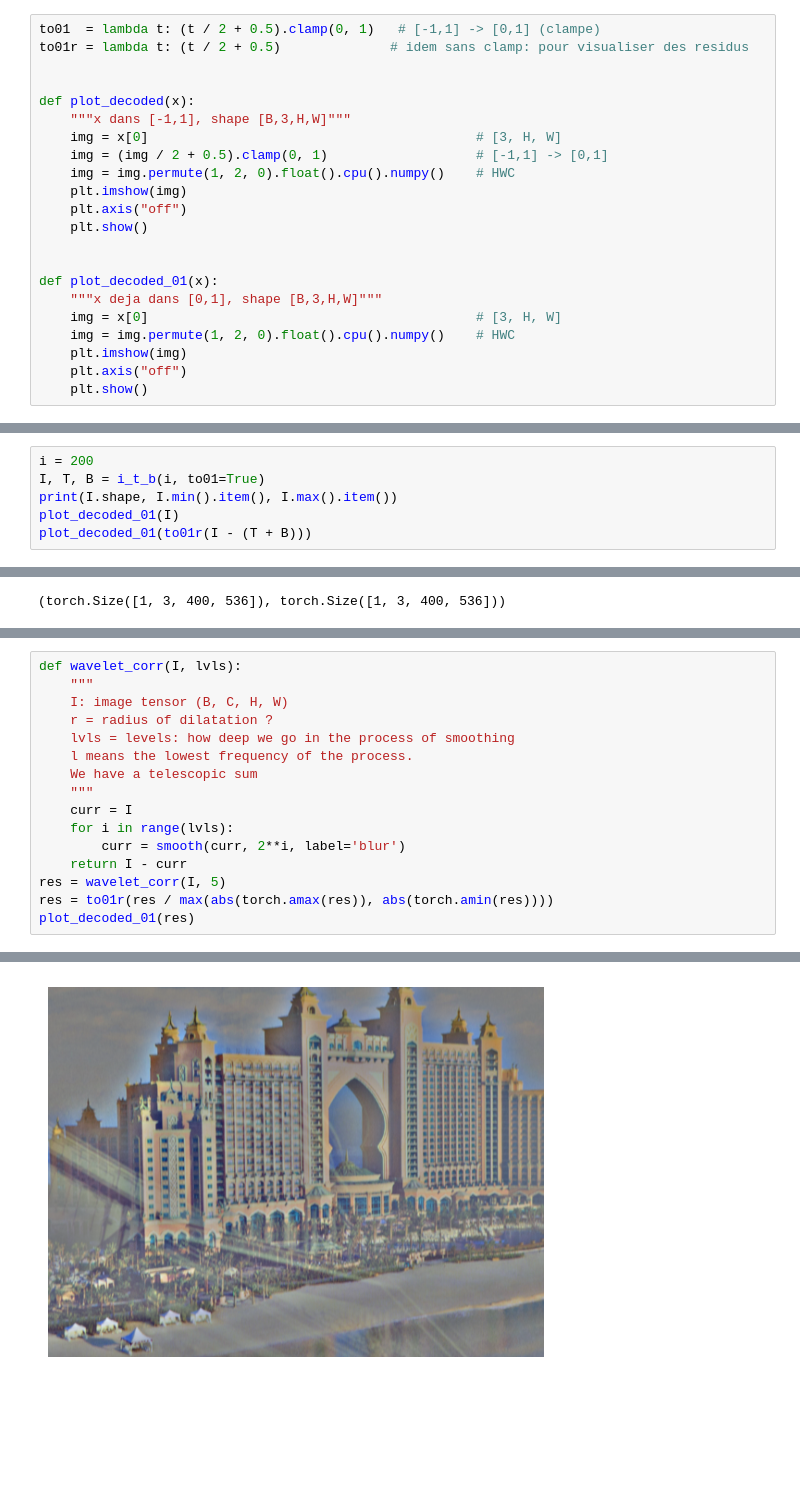
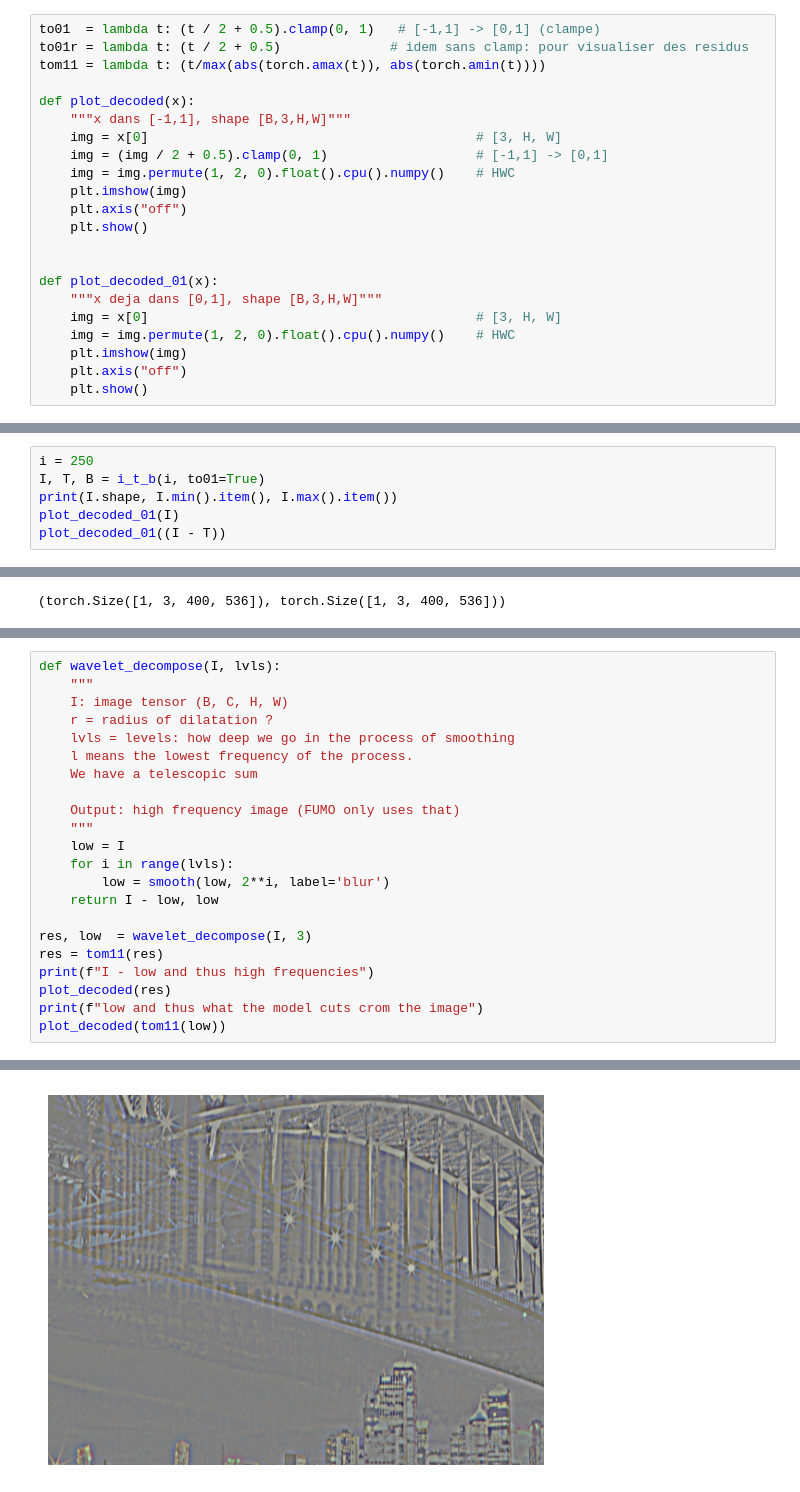
Before and after one commit to TheTrigun99/ProjectsDL, a Jupyter notebook: codingpapers/fumo.ipynb, the cells around one changed output, grey strips where cells are left out. Cells and saved outputs as stored; diff of their text form; blank space fills up the shorter version.

Commit message:
finished fumo

```diff
--- a/codingpapers/fumo.ipynb
+++ b/codingpapers/fumo.ipynb
@@ -133,7 +133,7 @@ cuda 84046115
 # %%
 to01  = lambda t: (t / 2 + 0.5).clamp(0, 1)   # [-1,1] -> [0,1] (clampe)
 to01r = lambda t: (t / 2 + 0.5)              # idem sans clamp: pour visualiser des residus
-
+tom11 = lambda t: (t/max(abs(torch.amax(t)), abs(torch.amin(t))))
 
 def plot_decoded(x):
     """x dans [-1,1], shape [B,3,H,W]"""
@@ -252,9 +252,9 @@ def gradient_dir(grad_x, grad_y):
 # %% [markdown]
 ## 4. Sanity check
 # %%
-i = 200
+i = 250
 I, T, B = i_t_b(i, to01=True)
 print(I.shape, I.min().item(), I.max().item())
 plot_decoded_01(I)
-plot_decoded_01(to01r(I - (T + B)))
+plot_decoded_01((I - T))
 # %% [output]
@@ -309,17 +308,23 @@ torch.cuda
 # %%
-def wavelet_corr(I, lvls):
+def wavelet_decompose(I, lvls):
     """
     I: image tensor (B, C, H, W)
     r = radius of dilatation ?
     lvls = levels: how deep we go in the process of smoothing
     l means the lowest frequency of the process.
     We have a telescopic sum
+
+    Output: high frequency image (FUMO only uses that)
     """
-    curr = I
+    low = I
     for i in range(lvls):
-        curr = smooth(curr, 2**i, label='blur')
-    return I - curr
-res = wavelet_corr(I, 5)
-res = to01r(res / max(abs(torch.amax(res)), abs(torch.amin(res))))
-plot_decoded_01(res)
+        low = smooth(low, 2**i, label='blur')
+    return I - low, low
+
+res, low  = wavelet_decompose(I, 3)
+res = tom11(res)
+print(f"I - low and thus high frequencies")
+plot_decoded(res)
+print(f"low and thus what the model cuts crom the image")
+plot_decoded(tom11(low))
 # %% [output]
@@ -326 +332 @@ plot_decoded_01(res)
-[figure, old version]
+[figure, new version]
```
Also changed, not shown: parts of 11 cells of this notebook, 1 other file.
